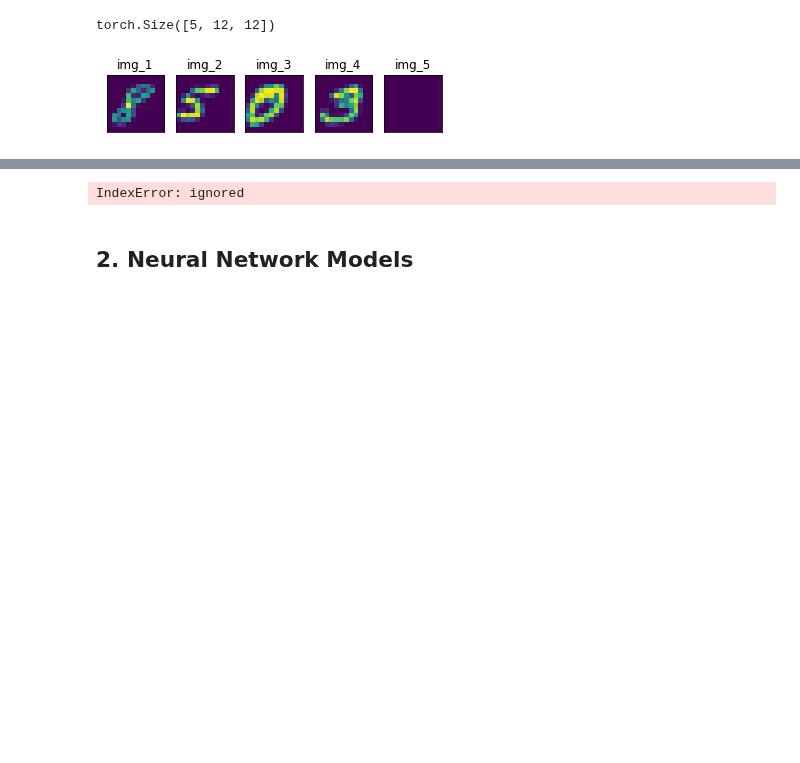
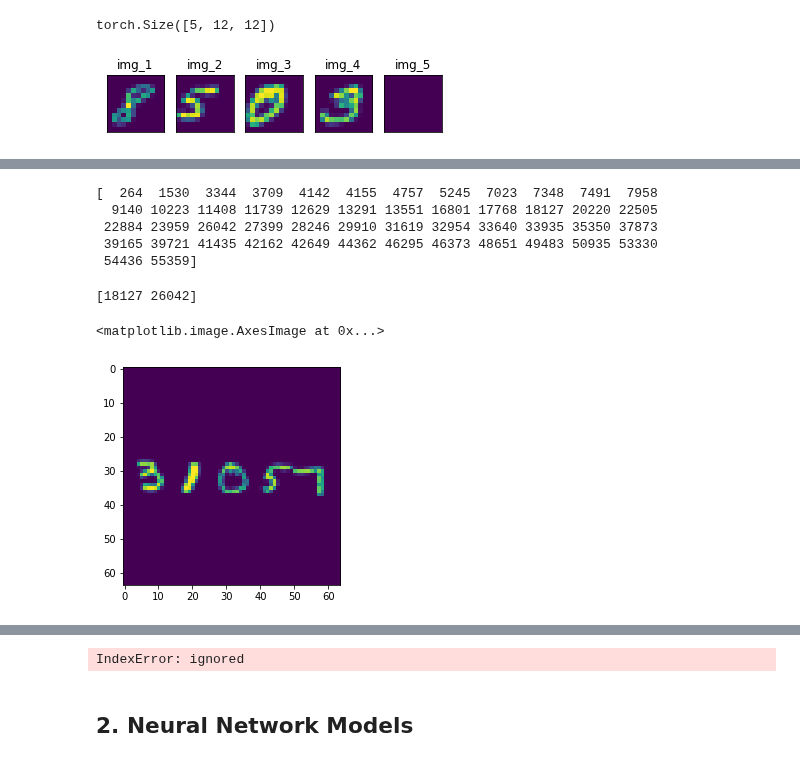
Before and after one commit to du-hr/MNIST-CNN, a Jupyter notebook: MiniProject_3.ipynb, the cells around one changed output, grey strips where cells are left out. Saved outputs shown, nothing was run; the diff lists cells and outputs as text; code cells hidden in the pictures; blank space fills up the shorter version.

```diff
--- a/MiniProject_3.ipynb
+++ b/MiniProject_3.ipynb
@@ -530,0 +578,22 @@ X_4 = X_train[26]
+# %%
+digits = []
+passed = 0
+for i in range(0, 56000):
+  x = len(findDigits(train_images[i]))
+  n = 0
+  for c in train_labels[i]:
+    if c != 10:
+      n = n + 1
+
+  if n == x:
+    passed = passed + 1
+  else:
+    digits.append(i)
+
+print(np.array(digits))
+# %% [output]
+[  264  1530  3344  3709  4142  4155  4757  5245  7023  7348  7491  7958
+  9140 10223 11408 11739 12629 13291 13551 16801 17768 18127 20220 22505
+ 22884 23959 26042 27399 28246 29910 31619 32954 33640 33935 35350 37873
+ 39165 39721 41435 42162 42649 44362 46295 46373 48651 49483 50935 53330
+ 54436 55359]
@@ -530,0 +606,9 @@ X_4 = X_train[26]
+# %%
+print(np.array(bad_cases))
+# %% [output]
+[18127 26042]
+# %%
+plt.imshow(X_train[18127].reshape(64, 64))
+# %% [output]
+<matplotlib.image.AxesImage at 0x...>
+[figure, added]
```
Also changed, not shown: parts of 28 cells of this notebook.
